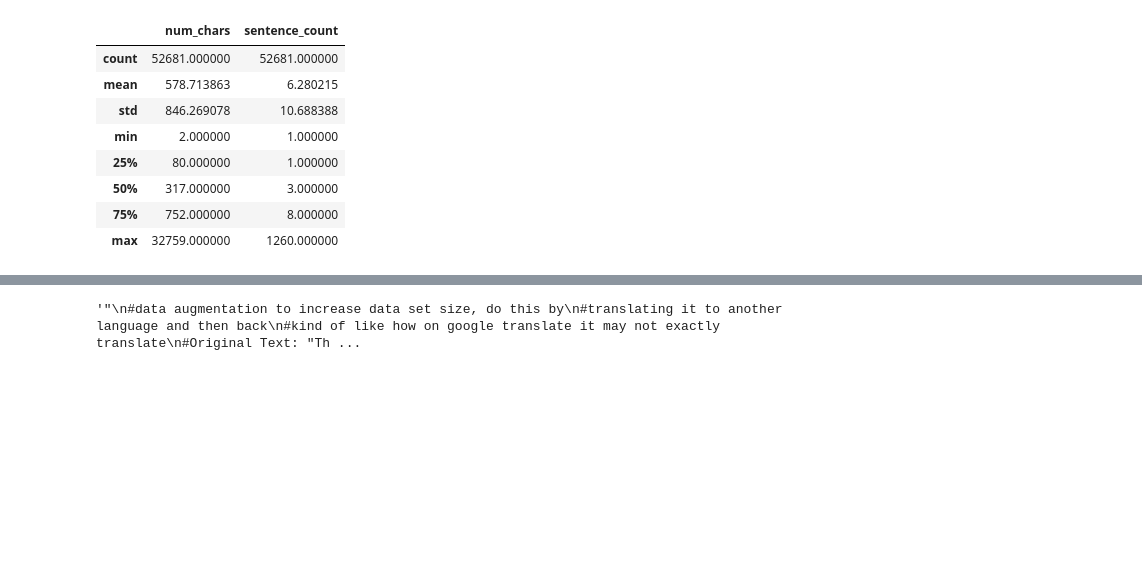
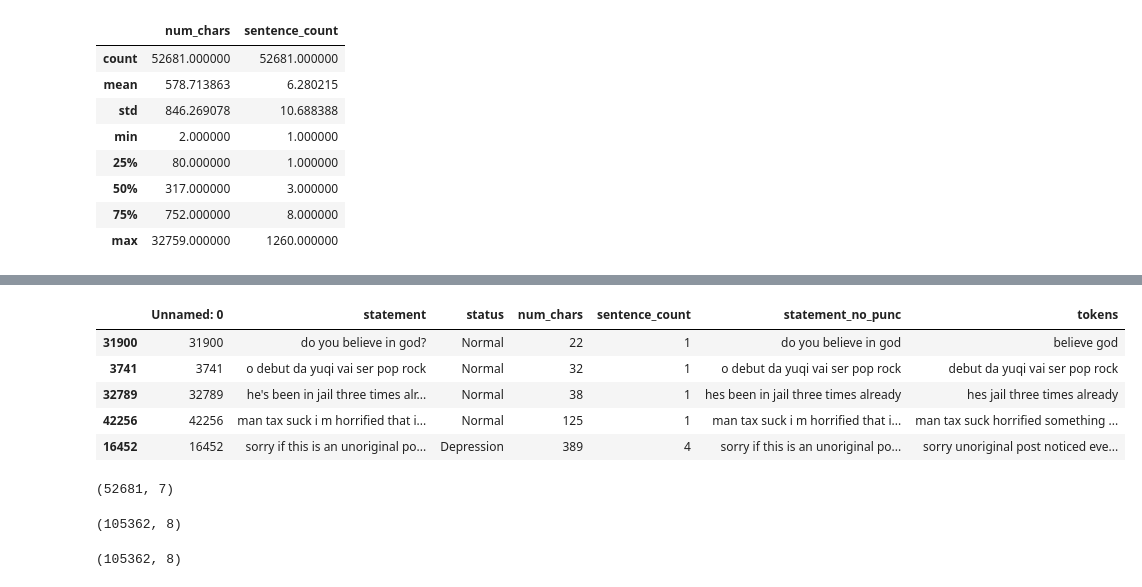
Before and after one commit to breanna-s/Mental-Health-Chatbot, a Jupyter notebook: EDA.ipynb, the cells around one changed output, grey strips where cells are left out. Drawn from its saved outputs; the diff is of its cells as text; code cells hidden in the pictures; blank space fills up the shorter version.

Commit message:
added data augmentation

```diff
--- a/EDA.ipynb
+++ b/EDA.ipynb
@@ -200,16 +200,30 @@ df.head()
 # %%
 #need to tokenize each the elements in the statement column of the data
 #use the word_tokenize from nltk to divide the string into individual words
 stop_words = set(stopwords.words('english'))
 
 def remove_stopwords(text):
     tokens = word_tokenize(text)
     tokens = [word for word in tokens if word not in stop_words]
     return ' '.join(tokens)
 
-df['tokens'] = df['statement'].apply(lambda x: remove_stopwords(x))
+df['tokens'] = df['statement_no_punc'].apply(lambda x: remove_stopwords(x))
+df.sample(5)
+# %% [output]
+|  | Unnamed: 0 | statement | status | num_chars | sentence_count | statement_no_punc | tokens |
+| 31900 | 31900 | do you believe in god? | Normal | 22 | 1 | do you believe in god | believe god |
+| 3741 | 3741 | o debut da yuqi vai ser pop rock | Normal | 32 | 1 | o debut da yuqi vai ser pop rock | debut da yuqi vai ser pop rock |
+| 32789 | 32789 | he's been in jail three times alr... | Normal | 38 | 1 | hes been in jail three times already | hes jail three times already |
+| 42256 | 42256 | man tax suck i m horrified that i... | Normal | 125 | 1 | man tax suck i m horrified that i... | man tax suck horrified something ... |
+| 16452 | 16452 | sorry if this is an unoriginal po... | Depression | 389 | 4 | sorry if this is an unoriginal po... | sorry unoriginal post noticed eve... |
+# %%
+df.sample(5)
+df.shape
+# %% [output]
+(52681, 7)
 # %%
-""""
+
+
 #data augmentation to increase data set size, do this by
 #translating it to another language and then back
 #kind of like how on google translate it may not exactly translate
@@ -228,10 +242,17 @@ df['augment_statement'] = df['statement'].apply(augment)
 augmented_df = df[['statement', 'status']].copy()
 augmented_df['statement'] = df['augment_statement']
 df = pd.concat([df, augmented_df])
-
-    """
+df.head()
+df.shape
 # %% [output]
-'"\n#data augmentation to increase data set size, do this by\n#translating it to another language and then back\n#kind of like how on google translate it may not exactly translate\n#Original Text: "Th ...
+(105362, 8)
+# %%
+df['statement_no_punc'] = df['statement'].apply(remove_special_inputs)
+df['tokens'] = df['statement_no_punc'].apply(lambda x: remove_stopwords(x))
+df.head()
+df.shape
+# %% [output]
+(105362, 8)
 # %%
 #need to stem the the tokens to eliminate prefix and suffixes to get the root word
 #this will standardize the words used in the training data for the model,
```
Also changed, not shown: parts of 8 cells of this notebook.
